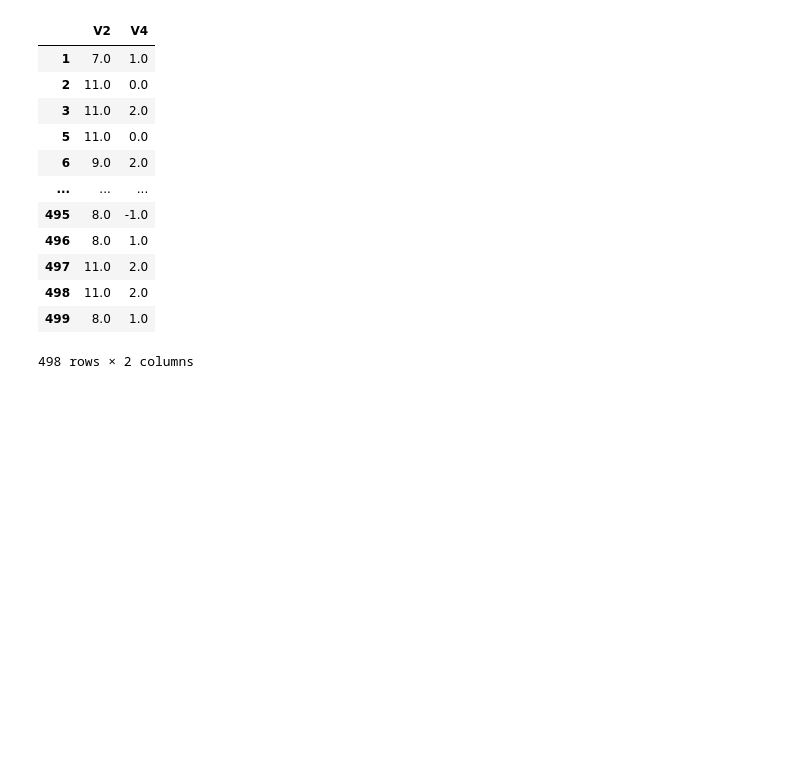
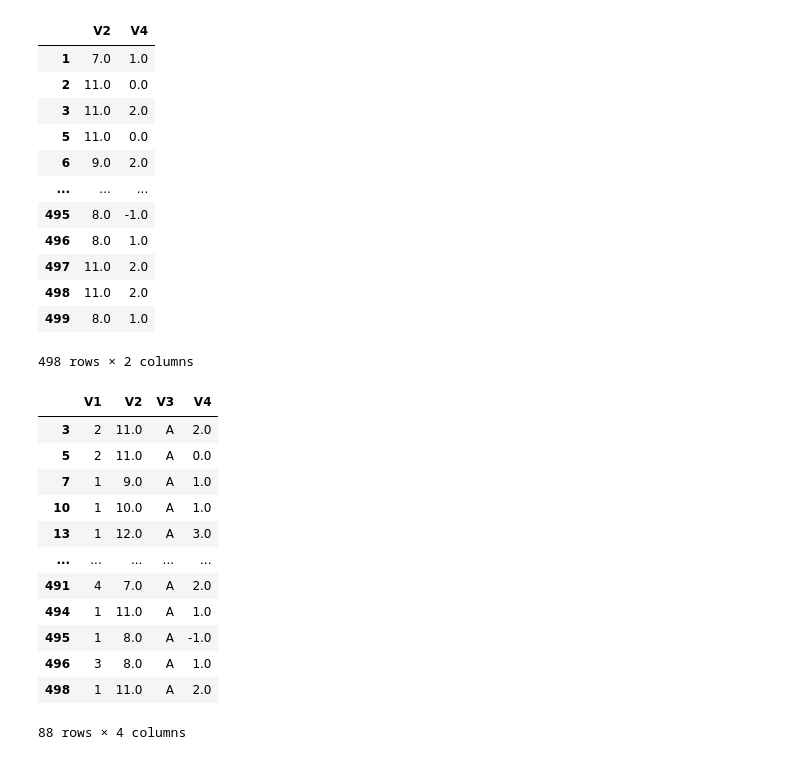
Before and after one commit to vavilovnv/Data-analysis, a Jupyter notebook: Intro to DS and ML/Intro.ipynb, the cells around one changed output. Cells and saved outputs as stored; diff of their text form; code cells hidden in the pictures; blank space fills up the shorter version.

```diff
--- a/Intro to DS and ML/Intro.ipynb
+++ b/Intro to DS and ML/Intro.ipynb
@@ -562,3 +562,29 @@ subset_2 = my_stat[['V2', 'V4']].drop([0, 4])
 | 498 | 11.0 | 2.0 |
 | 499 | 8.0 | 1.0 |
 498 rows × 2 columns
+# %%
+# https://stepik.org/lesson/63276/step/4?unit=40377
+
+# Теперь потренируемся отбирать нужные нам наблюдения (строки), соответствующие некому условию. В dataframe с именем my_stat
+# четыре колонки V1, V2, V3, V4:
+# В переменную subset_1 сохраните только те наблюдения, у которых значения переменной V1  строго больше 0, и значение переменной
+# V3  равняется 'A'.
+# В переменную  subset_2  сохраните только те наблюдения, у которых значения переменной V2  не равняются 10, или значения
+# переменной V4 больше или равно 1.
+# Как и в предыдущей задаче результат фильтрации - это тоже dataframe.
+
+subset_1 = my_stat.query('V1 > 0 & V3 == "A"')
+# %% [output]
+|  | V1 | V2 | V3 | V4 |
+| 3 | 2 | 11.0 | A | 2.0 |
+| 5 | 2 | 11.0 | A | 0.0 |
+| 7 | 1 | 9.0 | A | 1.0 |
+| 10 | 1 | 10.0 | A | 1.0 |
+| 13 | 1 | 12.0 | A | 3.0 |
+| ... | ... | ... | ... | ... |
+| 491 | 4 | 7.0 | A | 2.0 |
+| 494 | 1 | 11.0 | A | 1.0 |
+| 495 | 1 | 8.0 | A | -1.0 |
+| 496 | 3 | 8.0 | A | 1.0 |
+| 498 | 1 | 11.0 | A | 2.0 |
+88 rows × 4 columns
```
Also changed, not shown: parts of 6 cells of this notebook.
